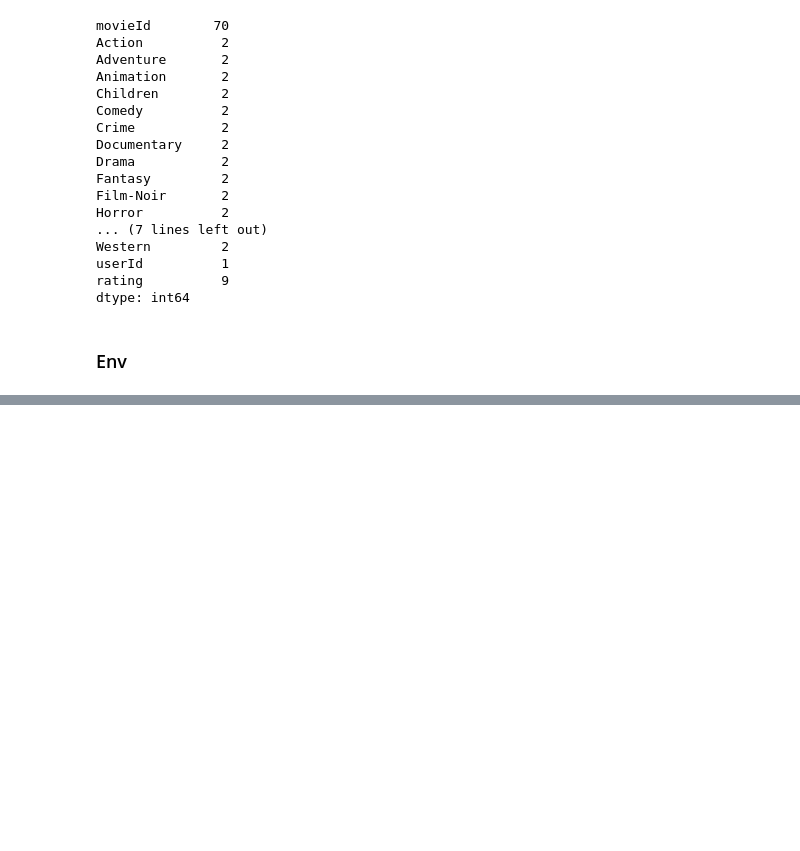
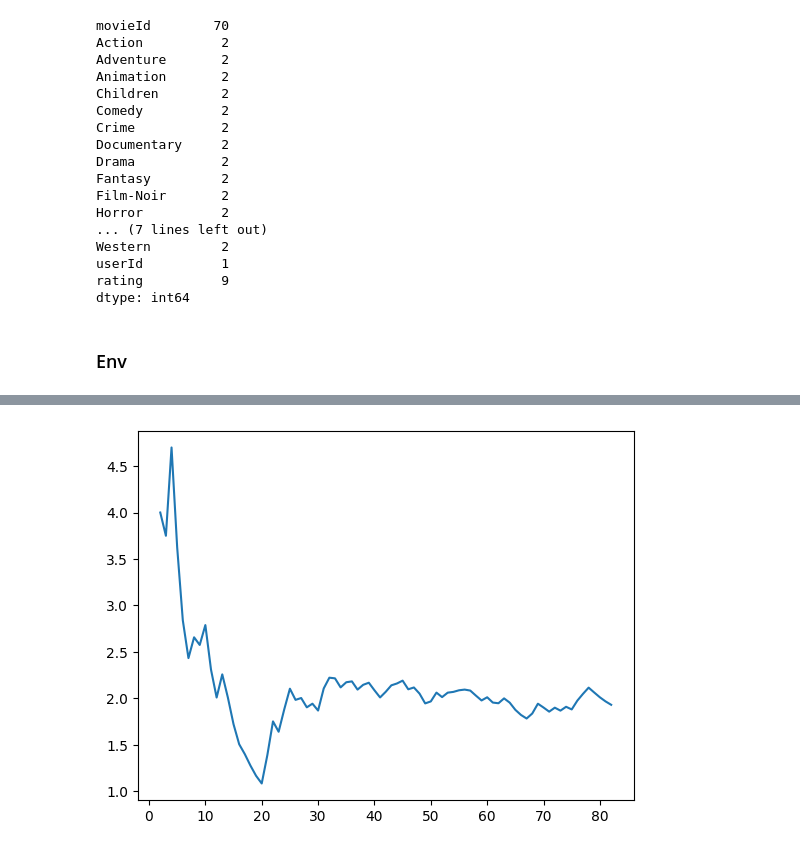
Before and after one commit to khaiqk/Movie_Recommendation_System, a Jupyter notebook: Recommendation_System.ipynb, the cells around one changed output, grey strips where cells are left out. Saved outputs shown, nothing was run; the diff lists cells and outputs as text; code cells hidden in the pictures; blank space fills up the shorter version.

Commit message:
user satisfaction

```diff
--- a/Recommendation_System.ipynb
+++ b/Recommendation_System.ipynb
@@ -273,0 +327,26 @@ See the caveats in the documentation: https://pandas.pydata.org/pandas-docs/stab
+# %%
+dql = DQL_model(state_size, action_size)
+env = Env(movie,data_all, user_id= -1, dqn_model= dql)
+
+for _ in range(150):
+    skip = np.random.choice([True, False])
+    if skip:
+        print(f"{_}: skip")
+    # skip = True
+    # skip = False
+    choice = None
+
+    if not skip:
+        choice = np.random.randint(0,5)
+
+    env.step(choice, skip= skip)
+
+    if not skip:
+        rating = np.random.randint(1,6)
+        # rating = 5
+
+        env.rating_movie(rating= rating)
+
+        print(f"{_}: choice moive:{choice}, rating:{rating}")
+
+    env.suggest_next_movie()
@@ -273,0 +392,7 @@ See the caveats in the documentation: https://pandas.pydata.org/pandas-docs/stab
+# %%
+import matplotlib.pyplot as plt
+
+plt.plot( range(len(env.list_user_satisfaction)), env.list_user_satisfaction)
+plt.show()
+# %% [output]
+[figure, added]
```
Also changed, not shown: parts of 17 cells of this notebook.
